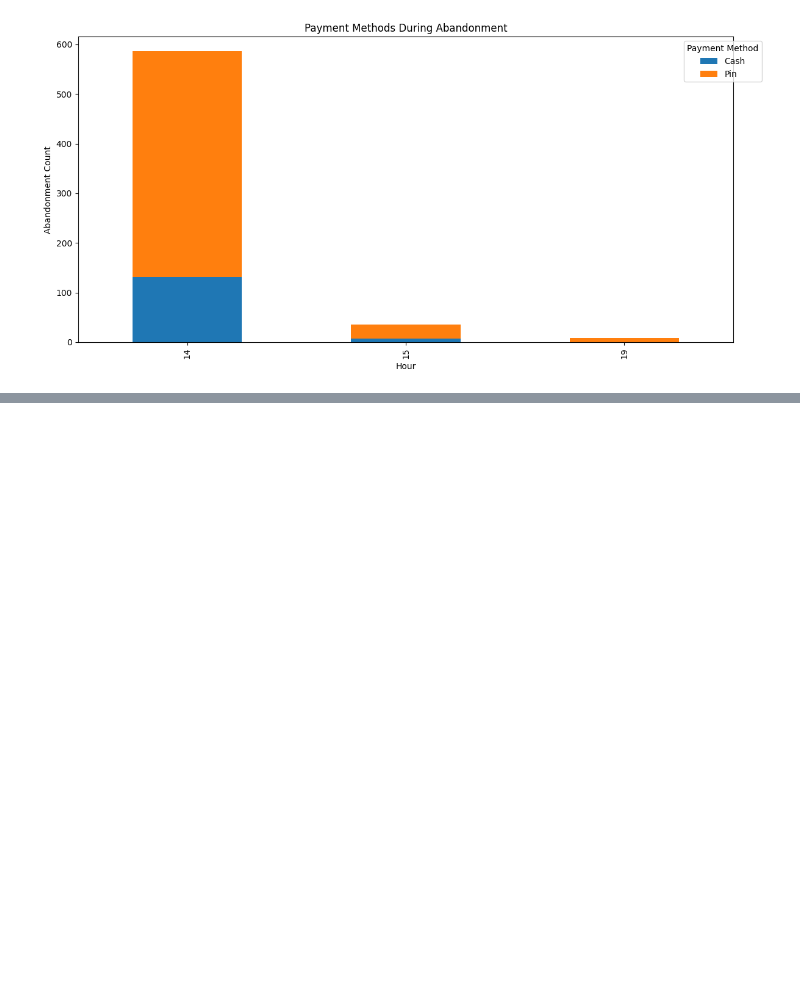
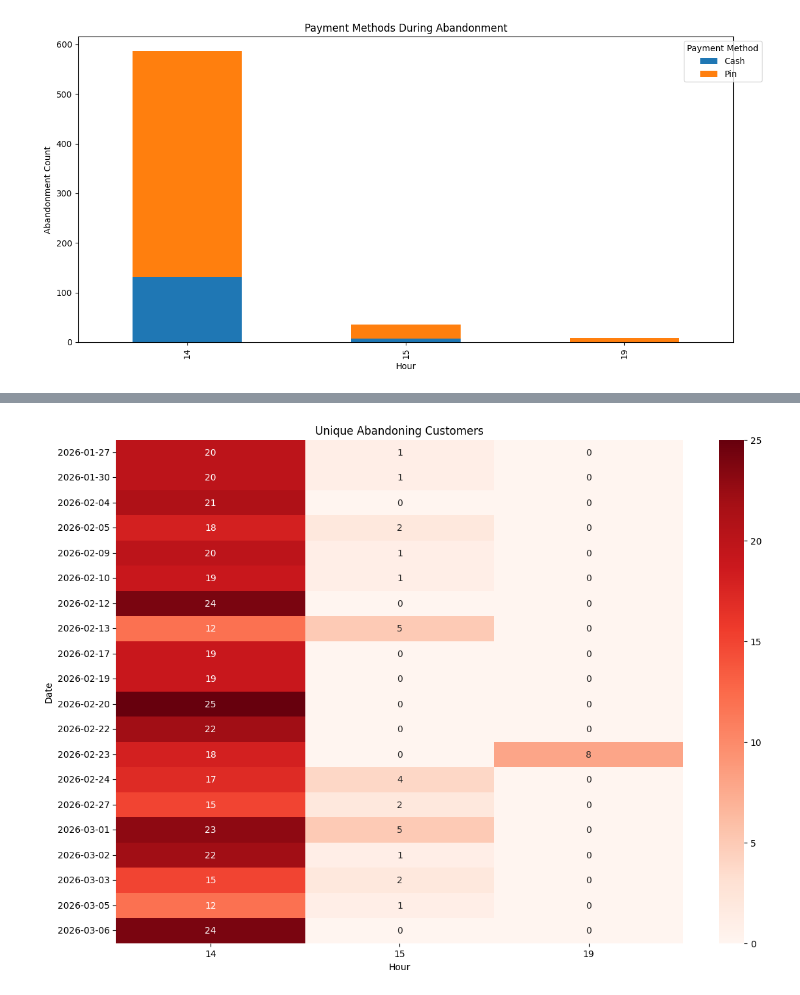
Before and after one commit to gaurisharma360/Process-Intelligence-in-Action, a Jupyter notebook: Gauri/intro_xes_combined- Copy.ipynb, the cells around one changed output, grey strips where cells are left out. Drawn from its saved outputs; the diff is of its cells as text; code cells hidden in the pictures; blank space fills up the shorter version.

```diff
--- a/Gauri/intro_xes_combined- Copy.ipynb
+++ b/Gauri/intro_xes_combined- Copy.ipynb
@@ -2664,0 +3226,53 @@ hour
+# %%
+#Unique abandoning customers per hour on worst dates
+target_hours = [14,15,19]
+
+abandon_heat = (
+
+    abandon_df[
+        (abandon_df['date'].isin(
+            worst_dates['date']
+        ))
+        &
+        (abandon_df['hour'].isin(
+            target_hours
+        ))
+    ]
+
+    .groupby(
+        ['date','hour']
+    )
+
+    ['case:concept:name']
+
+    .nunique()
+
+    .unstack(fill_value=0)
+
+)
+
+abandon_heat = abandon_heat[
+    [14,15,19]
+]
+import seaborn as sns
+import matplotlib.pyplot as plt
+
+plt.figure(figsize=(14,10))
+
+sns.heatmap(
+    abandon_heat,
+    annot=True,
+    fmt='g',
+    cmap='Reds'
+)
+
+plt.title(
+    "Unique Abandoning Customers"
+)
+
+plt.xlabel("Hour")
+plt.ylabel("Date")
+
+plt.show()
+# %% [output]
+[figure, added]
```
Also changed, not shown: parts of 36 cells of this notebook.
